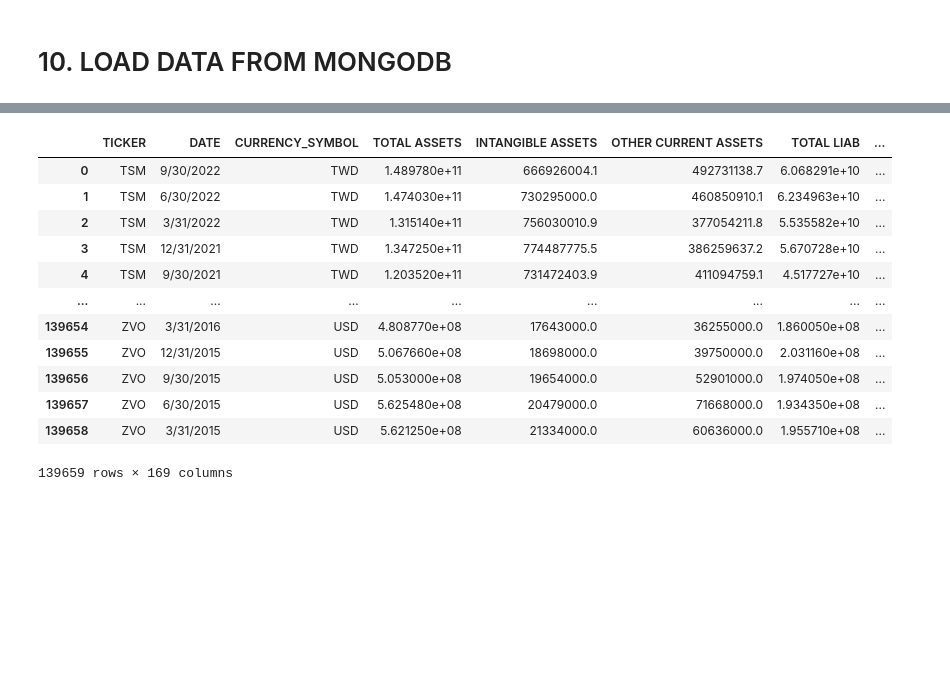
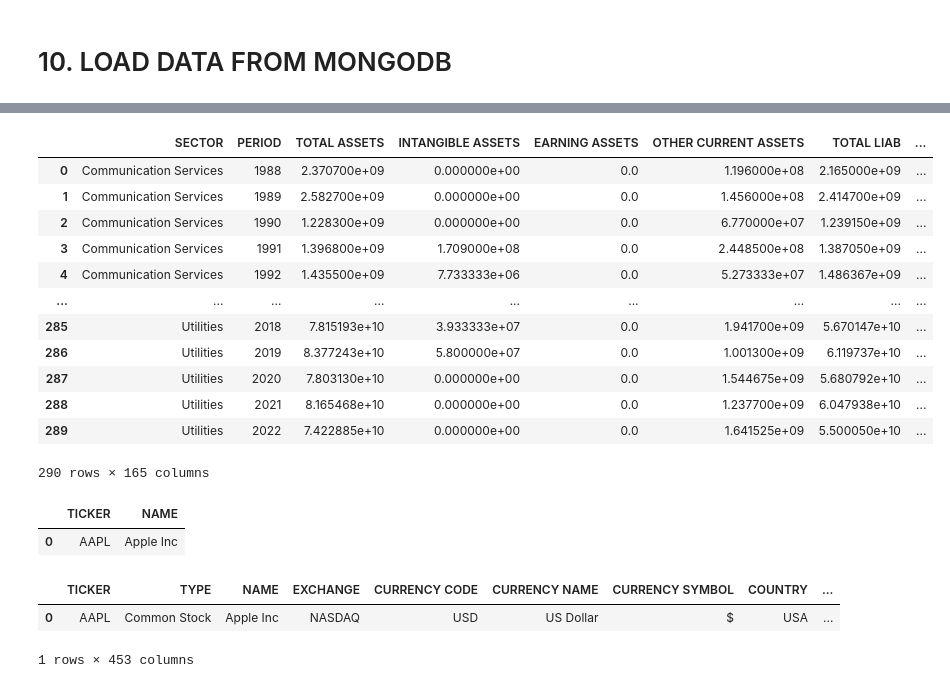
Before and after one commit to yash136shah/Working, a Jupyter notebook: EOD-New.ipynb, the cells around one changed output, grey strips where cells are left out. Cells and saved outputs as stored; diff of their text form; code cells hidden in the pictures; blank space fills up the shorter version.

```diff
--- a/EOD-New.ipynb
+++ b/EOD-New.ipynb
@@ -1233,16 +1015,31 @@ Length: 169, dtype: object
-# %%
-find_collection("US-QUARTERLY-BIG")
-# %% [output]
-|  | TICKER | DATE | CURRENCY_SYMBOL | TOTAL ASSETS | INTANGIBLE ASSETS | OTHER CURRENT ASSETS | TOTAL LIAB | ... |
-| 0 | TSM | 9/30/2022 | TWD | 1.489780e+11 | 666926004.1 | 492731138.7 | 6.068291e+10 | ... |
-| 1 | TSM | 6/30/2022 | TWD | 1.474030e+11 | 730295000.0 | 460850910.1 | 6.234963e+10 | ... |
-| 2 | TSM | 3/31/2022 | TWD | 1.315140e+11 | 756030010.9 | 377054211.8 | 5.535582e+10 | ... |
-| 3 | TSM | 12/31/2021 | TWD | 1.347250e+11 | 774487775.5 | 386259637.2 | 5.670728e+10 | ... |
-| 4 | TSM | 9/30/2021 | TWD | 1.203520e+11 | 731472403.9 | 411094759.1 | 4.517727e+10 | ... |
-| ... | ... | ... | ... | ... | ... | ... | ... | ... |
-| 139654 | ZVO | 3/31/2016 | USD | 4.808770e+08 | 17643000.0 | 36255000.0 | 1.860050e+08 | ... |
-| 139655 | ZVO | 12/31/2015 | USD | 5.067660e+08 | 18698000.0 | 39750000.0 | 2.031160e+08 | ... |
-| 139656 | ZVO | 9/30/2015 | USD | 5.053000e+08 | 19654000.0 | 52901000.0 | 1.974050e+08 | ... |
-| 139657 | ZVO | 6/30/2015 | USD | 5.625480e+08 | 20479000.0 | 71668000.0 | 1.934350e+08 | ... |
-| 139658 | ZVO | 3/31/2015 | USD | 5.621250e+08 | 21334000.0 | 60636000.0 | 1.955710e+08 | ... |
-139659 rows × 169 columns
+# %%
+dfF=MongoDB.find_collection(collectionName="AnnualFinancials",type="any")
+# %%
+df=pd.DataFrame.from_dict(dfF)
+# %%
+df.groupby(by=["SECTOR","PERIOD"]).mean().reset_index()
+# %% [output]
+|  | SECTOR | PERIOD | TOTAL ASSETS | INTANGIBLE ASSETS | EARNING ASSETS | OTHER CURRENT ASSETS | TOTAL LIAB | ... |
+| 0 | Communication Services | 1988 | 2.370700e+09 | 0.000000e+00 | 0.0 | 1.196000e+08 | 2.165000e+09 | ... |
+| 1 | Communication Services | 1989 | 2.582700e+09 | 0.000000e+00 | 0.0 | 1.456000e+08 | 2.414700e+09 | ... |
+| 2 | Communication Services | 1990 | 1.228300e+09 | 0.000000e+00 | 0.0 | 6.770000e+07 | 1.239150e+09 | ... |
+| 3 | Communication Services | 1991 | 1.396800e+09 | 1.709000e+08 | 0.0 | 2.448500e+08 | 1.387050e+09 | ... |
+| 4 | Communication Services | 1992 | 1.435500e+09 | 7.733333e+06 | 0.0 | 5.273333e+07 | 1.486367e+09 | ... |
+| ... | ... | ... | ... | ... | ... | ... | ... | ... |
+| 285 | Utilities | 2018 | 7.815193e+10 | 3.933333e+07 | 0.0 | 1.941700e+09 | 5.670147e+10 | ... |
+| 286 | Utilities | 2019 | 8.377243e+10 | 5.800000e+07 | 0.0 | 1.001300e+09 | 6.119737e+10 | ... |
+| 287 | Utilities | 2020 | 7.803130e+10 | 0.000000e+00 | 0.0 | 1.544675e+09 | 5.680792e+10 | ... |
+| 288 | Utilities | 2021 | 8.165468e+10 | 0.000000e+00 | 0.0 | 1.237700e+09 | 6.047938e+10 | ... |
+| 289 | Utilities | 2022 | 7.422885e+10 | 0.000000e+00 | 0.0 | 1.641525e+09 | 5.500050e+10 | ... |
+290 rows × 165 columns
+# %%
+dfC[["TICKER","NAME"]]
+# %% [output]
+|  | TICKER | NAME |
+| 0 | AAPL | Apple Inc |
+# %%
+multidfC.to_csv("Scree
+# %% [output]
+|  | TICKER | TYPE | NAME | EXCHANGE | CURRENCY CODE | CURRENCY NAME | CURRENCY SYMBOL | COUNTRY | ... |
+| 0 | AAPL | Common Stock | Apple Inc | NASDAQ | USD | US Dollar | $ | USA | ... |
+1 rows × 453 columns
```
Also changed, not shown: parts of 84 cells of this notebook.
